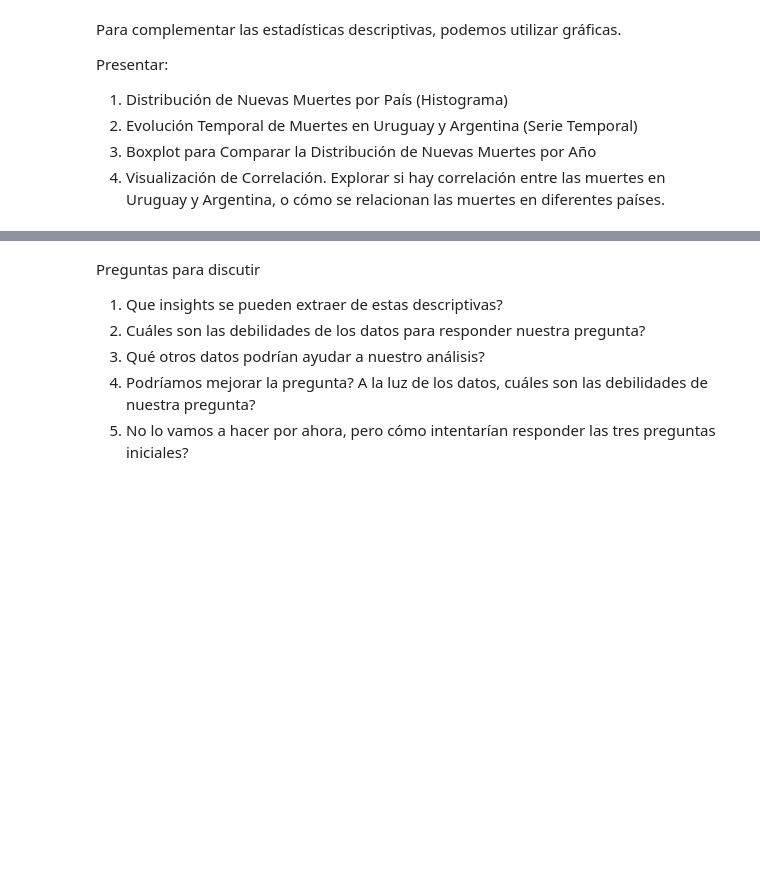
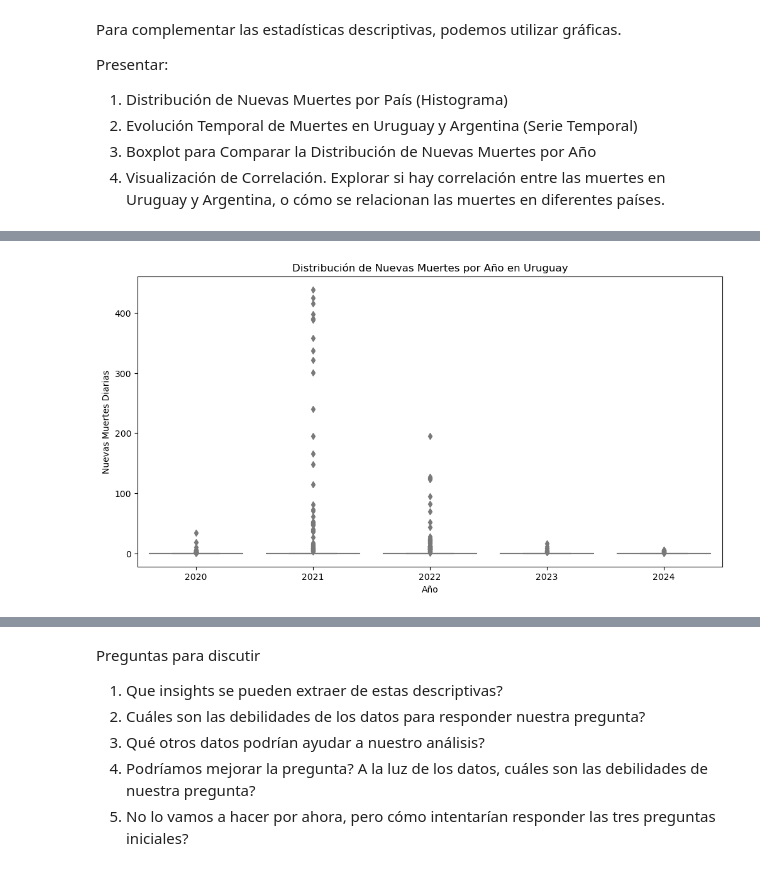
Before and after one commit to guillelezama/eda_course, a Jupyter notebook: Clase 2/muertes-covid.ipynb, the cells around one changed output, grey strips where cells are left out. Saved outputs shown, nothing was run; the diff lists cells and outputs as text; code cells hidden in the pictures; blank space fills up the shorter version.

```diff
--- a/Clase 2/muertes-covid.ipynb
+++ b/Clase 2/muertes-covid.ipynb
@@ -52,0 +340,9 @@ import seaborn as sns
+# %%
+plt.figure(figsize=(12, 6))
+sns.boxplot(x='year', y='Uruguay', data=df, color='lightblue')
+plt.title('Distribución de Nuevas Muertes por Año en Uruguay')
+plt.xlabel('Año')
+plt.ylabel('Nuevas Muertes Diarias')
+plt.show()
+# %% [output]
+[figure, added]
```
Also changed, not shown: parts of 29 cells of this notebook, 16 other files.
